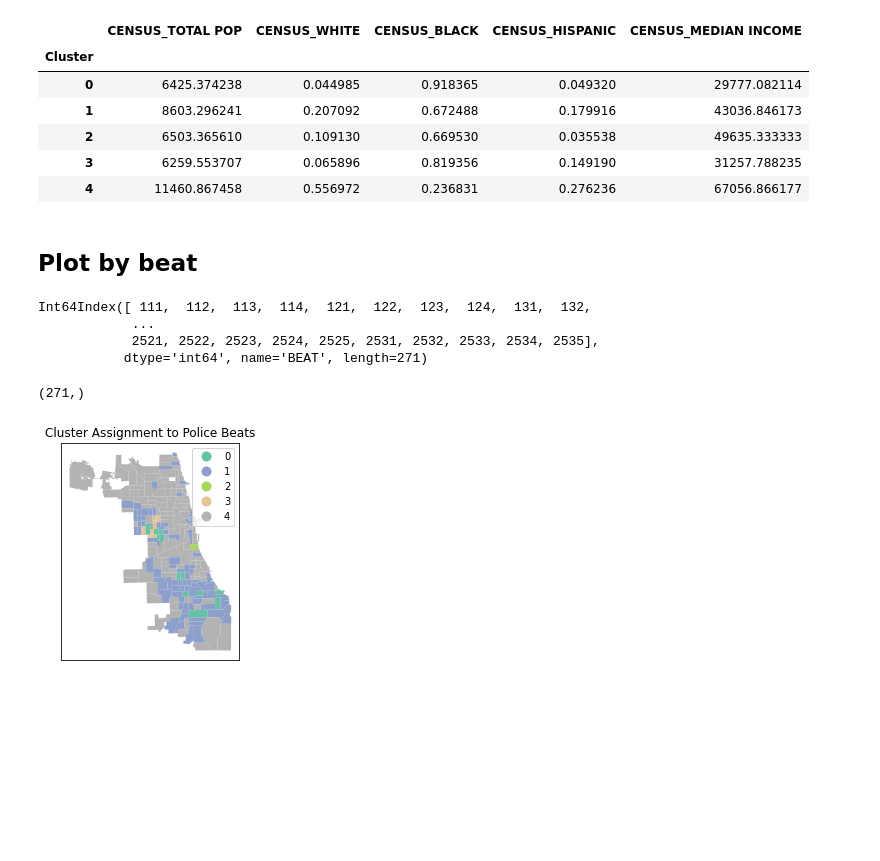
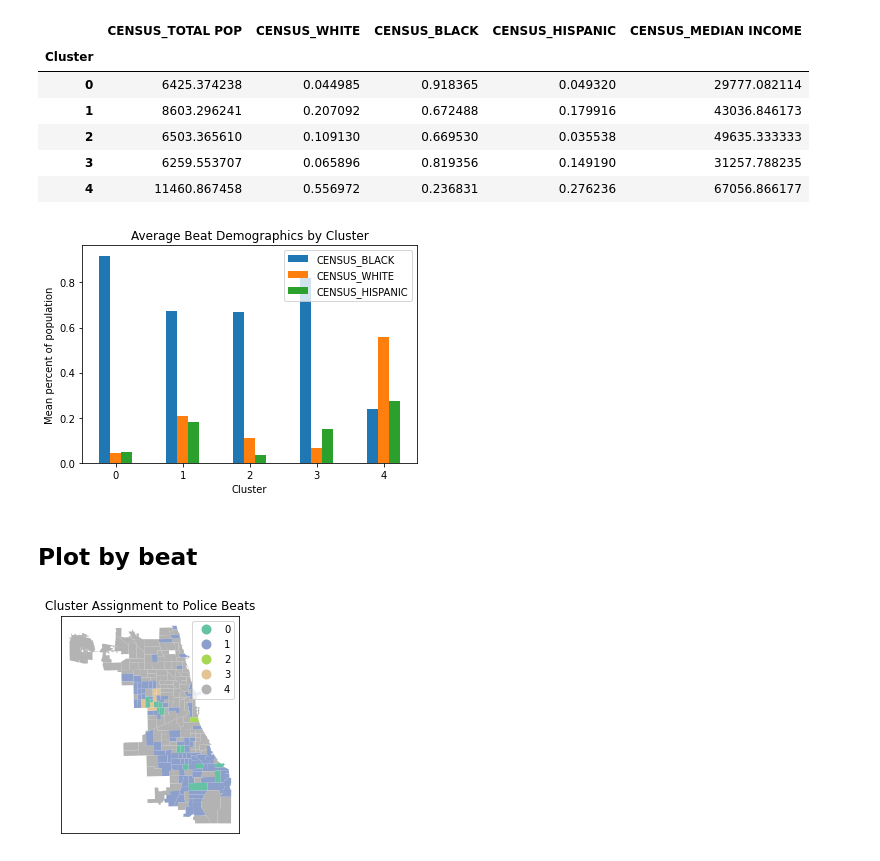
Before and after one commit to colevfrank/254_ML_IL_Crime, a Jupyter notebook: clustering/Baseline Clustering Analysis.ipynb, the cells around one changed output. Saved outputs shown, nothing was run; the diff lists cells and outputs as text; code cells hidden in the pictures; blank space fills up the shorter version.

Commit message:
split demographic analysis into separate notebook

```diff
--- a/clustering/Baseline Clustering Analysis.ipynb
+++ b/clustering/Baseline Clustering Analysis.ipynb
@@ -140,19 +134,17 @@ cluster_demo_data.groupby(['Cluster'])[cols].mean()
 | 2 | 6503.365610 | 0.109130 | 0.669530 | 0.035538 | 49635.333333 |
 | 3 | 6259.553707 | 0.065896 | 0.819356 | 0.149190 | 31257.788235 |
 | 4 | 11460.867458 | 0.556972 | 0.236831 | 0.276236 | 67056.866177 |
+# %%
+cluster_demo_data.groupby(['Cluster'])['CENSUS_BLACK', 'CENSUS_WHITE', 'CENSUS_HISPANIC'].mean().plot.bar()
+plt.title('Average Beat Demographics by Cluster')
+plt.xlabel('Cluster')
+plt.ylabel('Mean percent of population')
+plt.xticks(rotation=0)
+plt.savefig('../report/figures/baseline/demographics_chosen_cluster.png', dpi=300)
+# %% [output]
+[figure, added]
 # %% [markdown]
 ## Plot by beat
-# %%
-training_data.index
-# %% [output]
-Int64Index([ 111,  112,  113,  114,  121,  122,  123,  124,  131,  132,
-            ...
-            2521, 2522, 2523, 2524, 2525, 2531, 2532, 2533, 2534, 2535],
-           dtype='int64', name='BEAT', length=271)
-# %%
-cluster_labels.shape
-# %% [output]
-(271,)
 # %%
 consistent_palette = cm.get_cmap('Set2', 5)
 cm.register_cmap(name='clusterpalette', cmap=consistent_palette)
```
Also changed, not shown: parts of 9 cells of this notebook, 7 other files.
